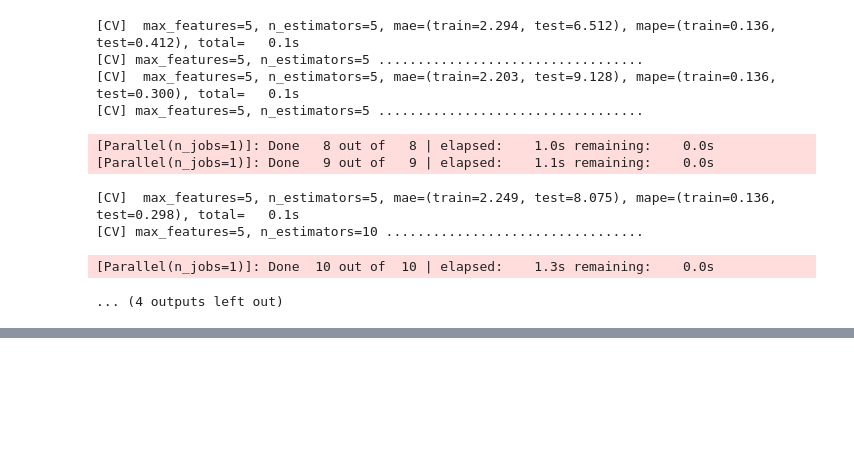
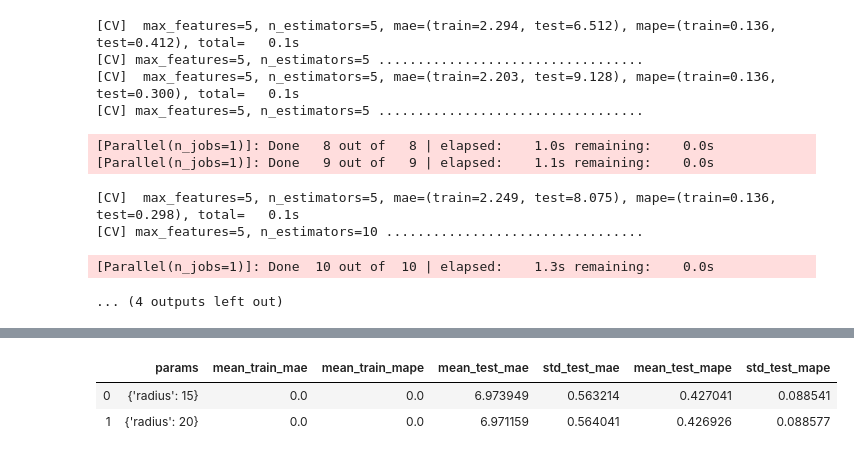
Before and after one commit to kevinmaiden7/ML_ParkinsonDisease, a Jupyter notebook: base_code_tests.ipynb, the cells around one changed output, grey strips where cells are left out. Drawn from its saved outputs; the diff is of its cells as text; code cells hidden in the pictures; blank space fills up the shorter version.

```diff
--- a/base_code.ipynb
+++ b/base_code_tests.ipynb
@@ -320,0 +323,35 @@ outcomes
+# %%
+# MAE, MAPE, RMSE
+
+from sklearn.model_selection import GroupShuffleSplit
+from sklearn.preprocessing import PolynomialFeatures
+from sklearn.neighbors import RadiusNeighborsRegressor
+from sklearn import preprocessing
+from sklearn.model_selection import GridSearchCV
+from sklearn.metrics import make_scorer, mean_absolute_error
+
+# Normalizamos los datos
+scaler = preprocessing.StandardScaler().fit(X)
+X_norm = scaler.transform(X)
+
+random.seed(19680801)
+
+iterations = 10
+gss = GroupShuffleSplit(n_splits=iterations, train_size=.7)
+index = gss.split(X, Y, G)
+
+# modelo
+model = RadiusNeighborsRegressor(weights='distance', p=2)
+
+parameters = {'radius': [15,20]}
+
+# métricas de error
+# greater_is_better=True by default
+mae = make_scorer(mean_absolute_error)
+mape = make_scorer(MAPE)
+
+scores = {'mae':mae,'mape':mape}
+
+# Run the grid search
+grid_obj = GridSearchCV(model, parameters, scoring=scores, cv=index, return_train_score=True, refit=False, verbose=12)
+grid_obj = grid_obj.fit(X_norm, Y)
@@ -320,0 +378,9 @@ outcomes
+# %%
+outcomes = pd.DataFrame(grid_obj.cv_results_)
+outcomes = outcomes[['params', 'mean_train_mae', 'mean_train_mape',
+            'mean_test_mae', 'std_test_mae', 'mean_test_mape', 'std_test_mape']]
+outcomes
+# %% [output]
+|  | params | mean_train_mae | mean_train_mape | mean_test_mae | std_test_mae | mean_test_mape | std_test_mape |
+| 0 | {'radius': 15} | 0.0 | 0.0 | 6.973949 | 0.563214 | 0.427041 | 0.088541 |
+| 1 | {'radius': 20} | 0.0 | 0.0 | 6.971159 | 0.564041 | 0.426926 | 0.088577 |
```
Also changed, not shown: parts of 2 cells of this notebook, 1 other file.
